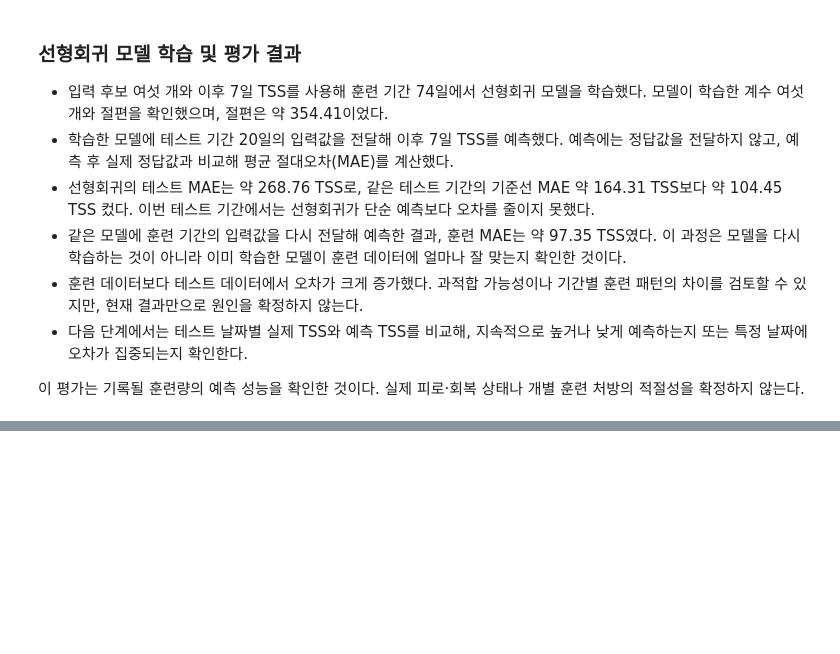
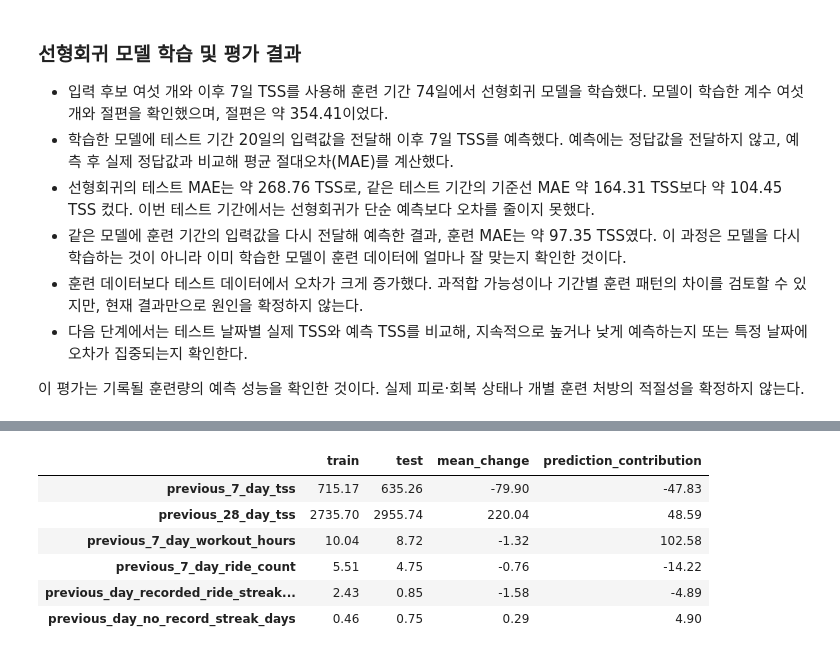
Before and after one commit to jhh0107gsc-hub/cycling, a Jupyter notebook: notebooks/07_training_load_prediction.ipynb, the cells around one changed output, grey strips where cells are left out. Saved outputs shown, nothing was run; the diff lists cells and outputs as text; code cells hidden in the pictures; blank space fills up the shorter version.

Commit message:
Analyze test overprediction and feature contributions

```diff
--- a/notebooks/07_training_load_prediction.ipynb
+++ b/notebooks/07_training_load_prediction.ipynb
@@ -265,0 +327,10 @@ print("선형회귀 테스트 MAE:", test_mae)
+# %%
+# 학습 데이터셋과 테스트 데이터셋의 각 feature 평균 비교
+feature_mean_df = pd.DataFrame(
+    {
+        "train": train_df[feature_columns].mean(),
+        "test": test_df[feature_columns].mean(),
+    }
+)
+
+feature_mean_df.round(2)
@@ -265,0 +345,24 @@ print("선형회귀 테스트 MAE:", test_mae)
+# %%
+feature_change_df = feature_mean_df.copy()
+
+# 각 feature 평균 값에 대해 테스트 데이터셋 - 훈련 데이터셋으로 평균 변화 확인
+feature_change_df["mean_change"] = (
+    feature_change_df["test"]
+    - feature_change_df["train"]
+)
+
+# 평균 변화에 각 feature의 계수를 곱하여 예측 방향을 확인
+feature_change_df["prediction_contribution"] = (
+    feature_change_df["mean_change"]
+    * coefficient_series
+)
+
+feature_change_df.round(2)
+# %% [output]
+|  | train | test | mean_change | prediction_contribution |
+| previous_7_day_tss | 715.17 | 635.26 | -79.90 | -47.83 |
+| previous_28_day_tss | 2735.70 | 2955.74 | 220.04 | 48.59 |
+| previous_7_day_workout_hours | 10.04 | 8.72 | -1.32 | 102.58 |
+| previous_7_day_ride_count | 5.51 | 4.75 | -0.76 | -14.22 |
+| previous_day_recorded_ride_streak... | 2.43 | 0.85 | -1.58 | -4.89 |
+| previous_day_no_record_streak_days | 0.46 | 0.75 | 0.29 | 4.90 |
```
Also changed, not shown: parts of 5 cells of this notebook.
